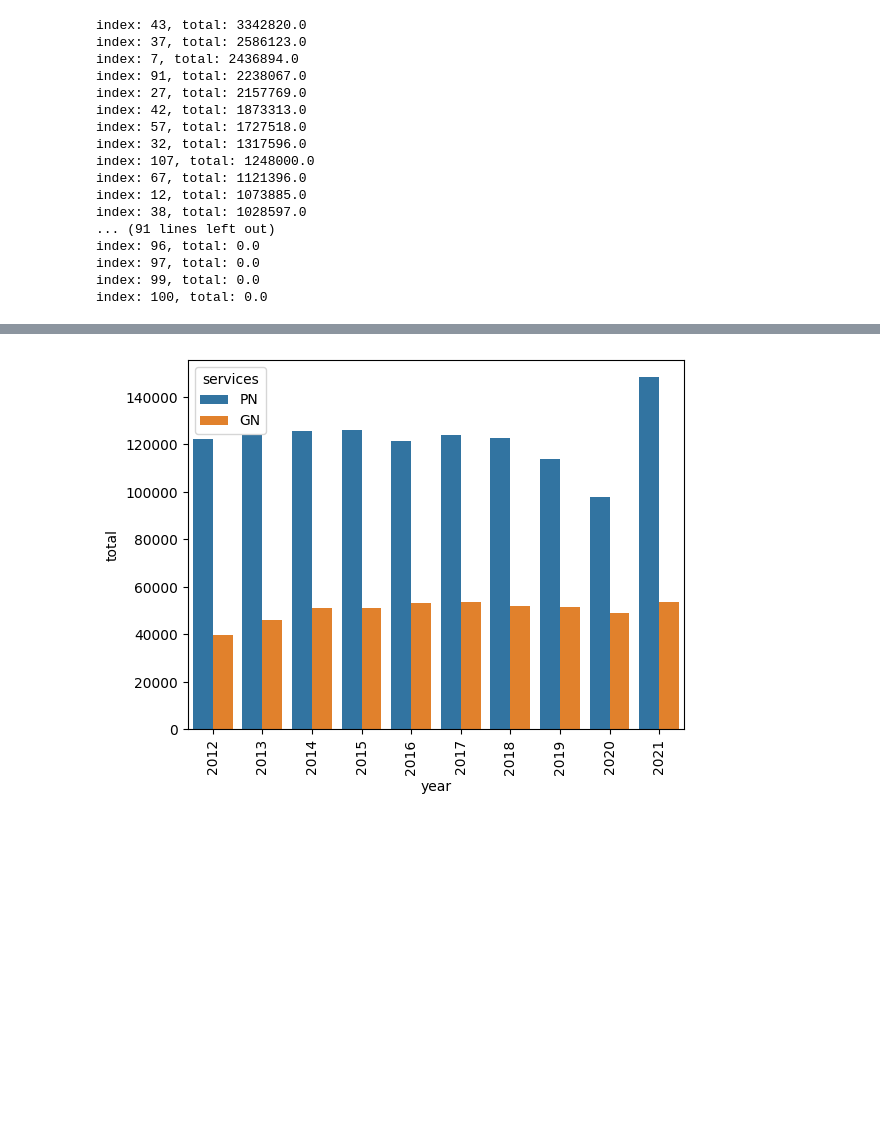
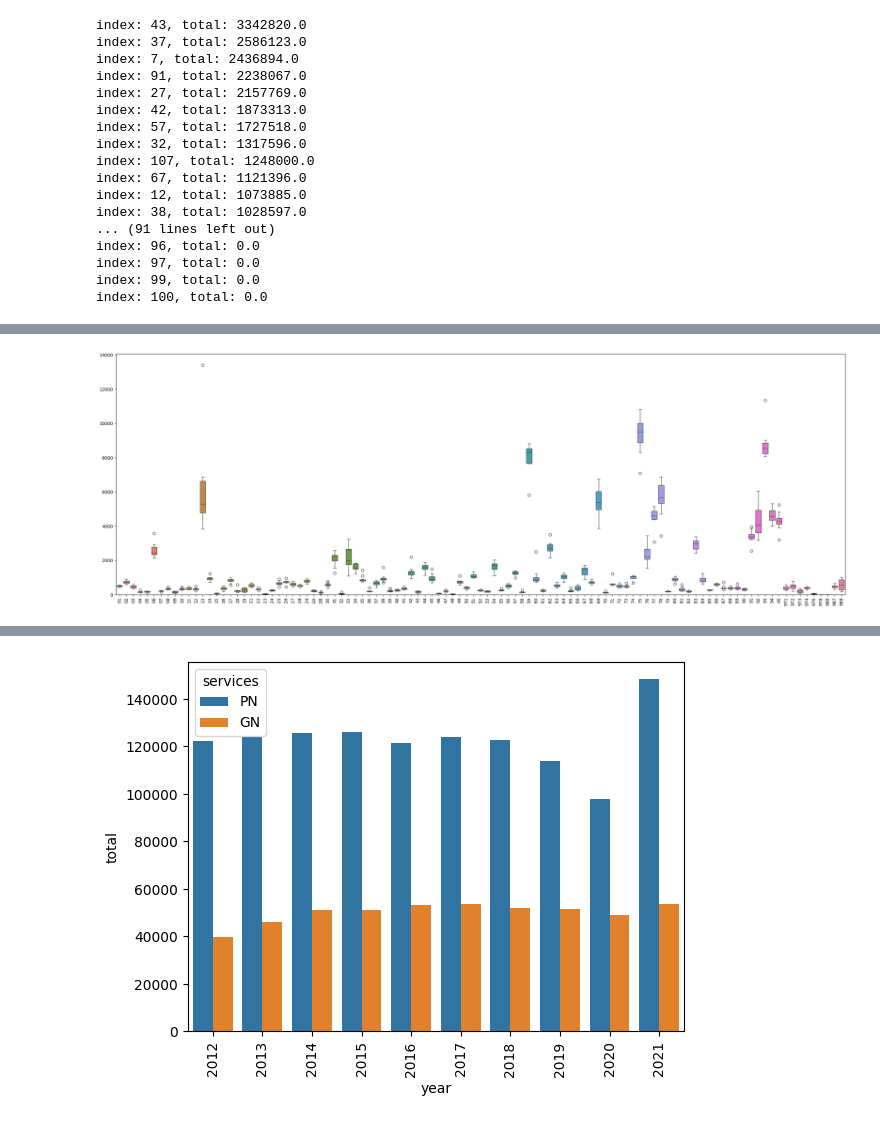
Before and after one commit to LoicLeguille/crimes-delits, a Jupyter notebook: main.ipynb, the cells around one changed output, grey strips where cells are left out. Cells and saved outputs as stored; diff of their text form; code cells hidden in the pictures; blank space fills up the shorter version.

Commit message:
data viz + pred + chosen

```diff
--- a/main.ipynb
+++ b/main.ipynb
@@ -93,0 +70,6 @@ df
+# %%
+na_sum = 0
+for key in dict_df.keys():
+    na_sum += dict_df[key].loc[Constant.CHOSEN_INDEX, :].isna().sum()
+
+print(f"NaN sum for {Constant.CHOSEN_INDEX}: {na_sum}")
@@ -93,0 +78,18 @@ df
+# %%
+df = pd.DataFrame({key: value.T.groupby(level='Départements').sum().T.loc[Constant.CHOSEN_INDEX, :] for key, value in dict_df.items()}).T
+df.columns.name = None
+df.fillna(0, inplace=True)
+
+df.insert(0, 'year', np.int_)
+df.insert(1, 'services', np.int_)
+df.insert(2, 'total', np.int_)
+
+for index, row in df.iterrows():
+    df.loc[index, 'year'] = index[-4:]
+    df.loc[index, 'services'] = index[9:11]
+    df.loc[index, 'total'] = row.drop(['year', 'services', 'total']).sum()
+
+df.sort_values('year', inplace=True)
+df.reset_index(inplace=True, drop=True)
+
+df
@@ -93,0 +115,8 @@ df
+# %%
+_, ax = plt.subplots(figsize=(30, 10))
+sns.boxplot(data=df.drop(['year', 'total'], axis=1)[df['services'] == 'PN'])
+plt.xticks(rotation=90)
+ax.set(ylim=(0))
+plt.show()
+# %% [output]
+[figure, added]
```
Also changed, not shown: parts of 26 cells of this notebook, 1 other file.
